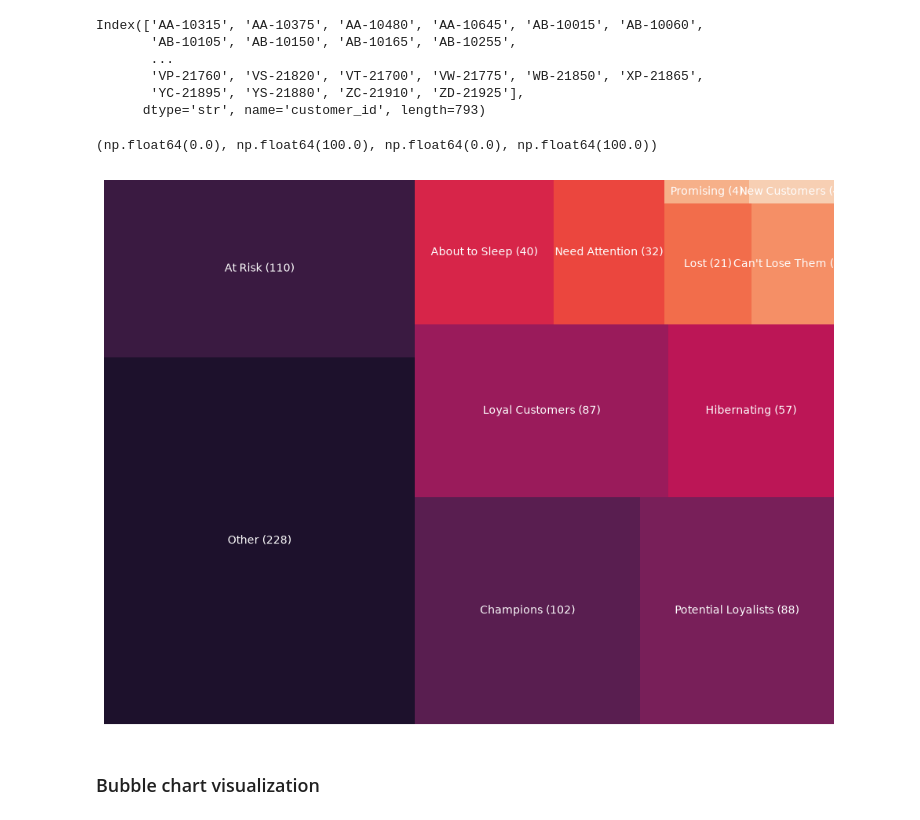
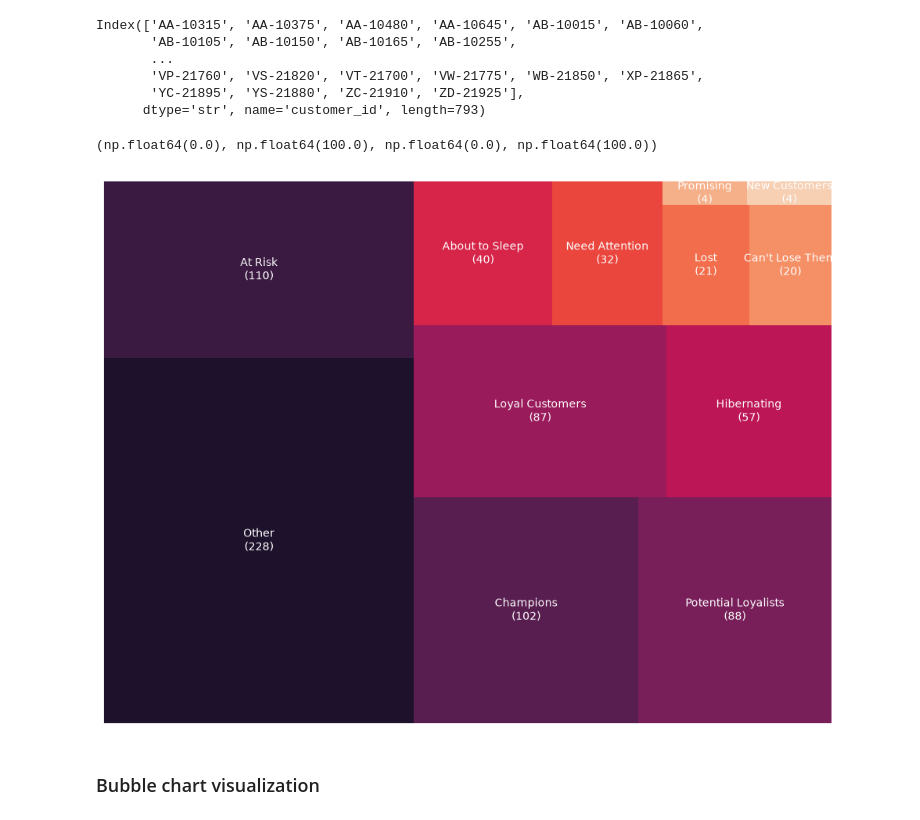
Before and after one commit to Reyal335/Superstore-Sales-Dashboard, a Jupyter notebook: notebooks/Z0_RFM_analysis.ipynb, the cells around one changed output. Saved outputs shown, nothing was run; the diff lists cells and outputs as text; code cells hidden in the pictures.

```diff
--- a/notebooks/Z0_RFM_analysis.ipynb
+++ b/notebooks/Z0_RFM_analysis.ipynb
@@ -311,23 +327,23 @@ df.to_csv('../data/superstore_cleaned.csv', index=False)
 # %%
 plt.figure(figsize=(12, 9))
 
 segment_summary = customer_rfm["Segment"].value_counts().to_frame(name="segment_count")
 
 labels = [
-    f"{name} ({value})"
+    f"{name}\n({value})"
     for name, value in zip(segment_summary .index.tolist(), segment_summary ["segment_count"])
 ]
 
 
 squarify.plot(sizes=segment_summary['segment_count'],
               label = labels,
               text_kwargs = {'fontsize': 10, 'color': 'white'},
               color=sns.color_palette("rocket", len(customer_rfm["Segment"].value_counts())))
 
 plt.axis("off")
 # %% [output]
 (np.float64(0.0), np.float64(100.0), np.float64(0.0), np.float64(100.0))
-[figure, old version]
+[figure, new version]
 # %% [markdown]
 ### Bubble chart visualization
 # %%
```
Also changed, not shown: parts of 6 cells of this notebook, 2 other files.
